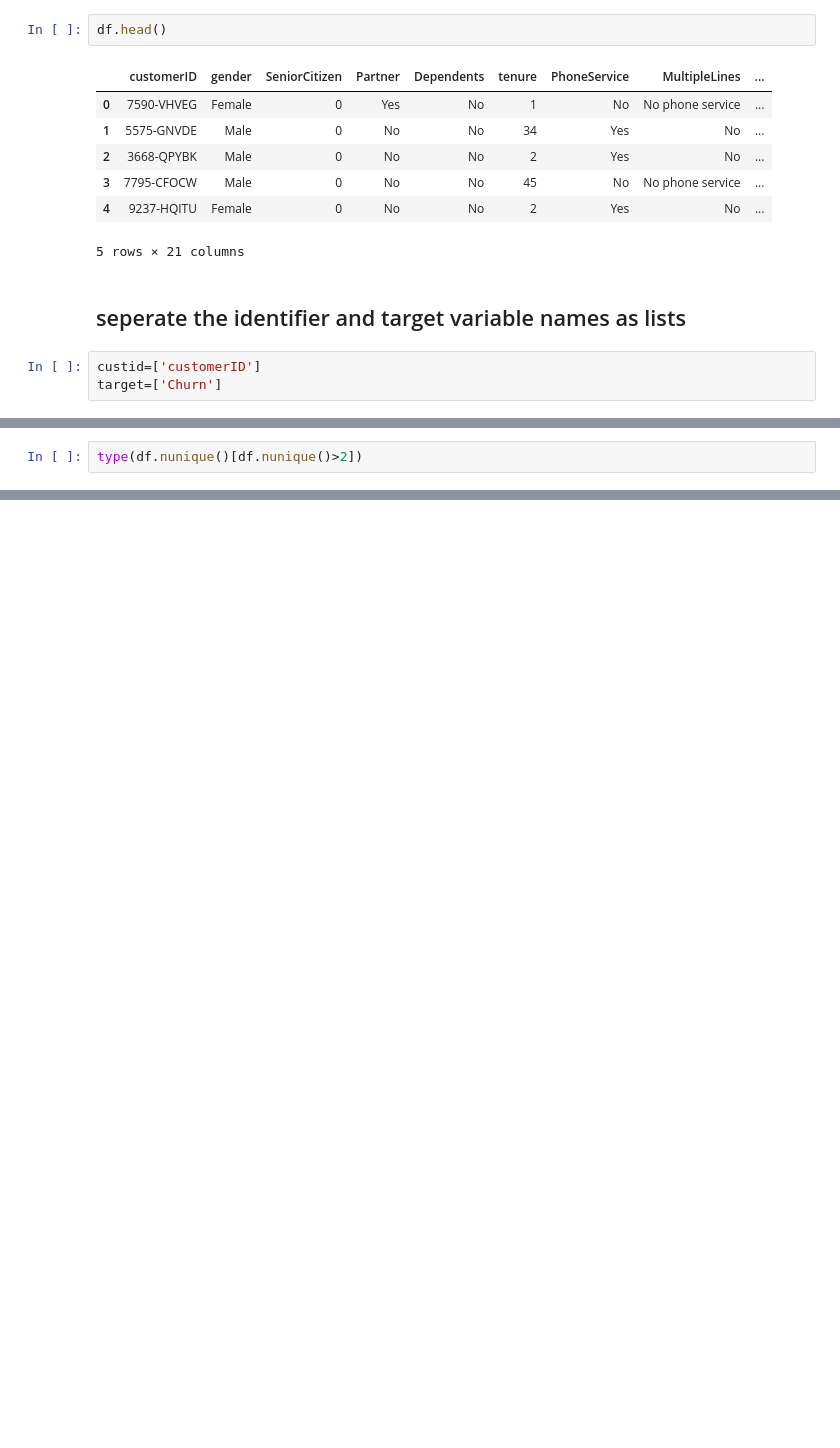
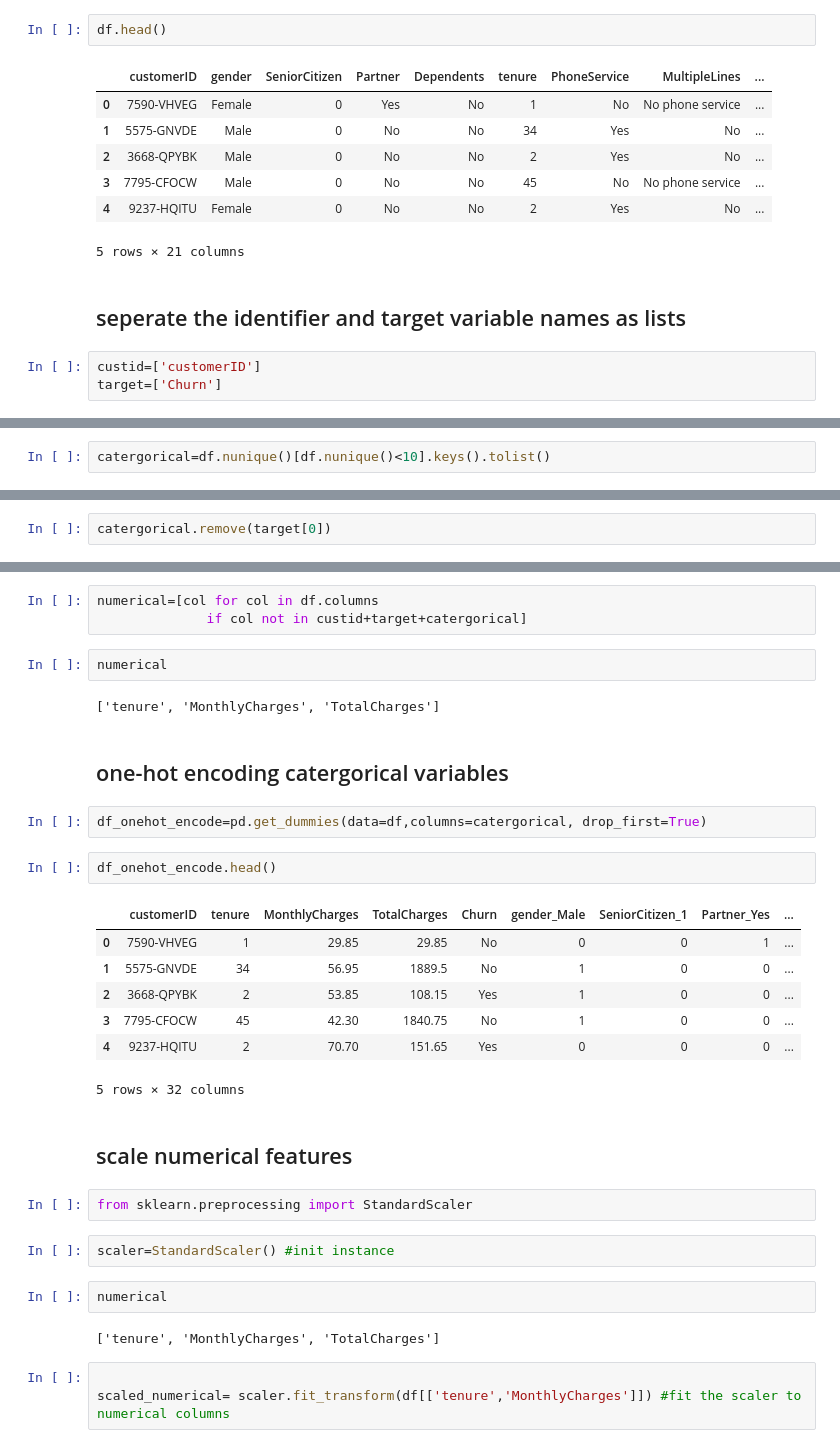
Before and after one commit to cheerchung/local_test, a Jupyter notebook: telcom_client.ipynb, the cells around one changed output, grey strips where cells are left out. Cells and saved outputs as stored; diff of their text form; blank space fills up the shorter version.

```diff
--- a/telcom_client.ipynb
+++ b/telcom_client.ipynb
@@ -44,2 +84,2 @@ dtype: int64
 # %%
-type(df.nunique()[df.nunique()>2])
+catergorical=df.nunique()[df.nunique()<10].keys().tolist()
@@ -59,0 +86,2 @@ df.nunique()[df.nunique()>2].keys().tolist()
+# %%
+catergorical.remove(target[0])
@@ -59,0 +107,34 @@ df.nunique()[df.nunique()>2].keys().tolist()
+# %%
+numerical=[col for col in df.columns
+              if col not in custid+target+catergorical]
+# %%
+numerical
+# %% [output]
+['tenure', 'MonthlyCharges', 'TotalCharges']
+# %% [markdown]
+## one-hot encoding catergorical variables
+# %%
+df_onehot_encode=pd.get_dummies(data=df,columns=catergorical, drop_first=True)
+# %%
+df_onehot_encode.head()
+# %% [output]
+|  | customerID | tenure | MonthlyCharges | TotalCharges | Churn | gender_Male | SeniorCitizen_1 | Partner_Yes | ... |
+| 0 | 7590-VHVEG | 1 | 29.85 | 29.85 | No | 0 | 0 | 1 | ... |
+| 1 | 5575-GNVDE | 34 | 56.95 | 1889.5 | No | 1 | 0 | 0 | ... |
+| 2 | 3668-QPYBK | 2 | 53.85 | 108.15 | Yes | 1 | 0 | 0 | ... |
+| 3 | 7795-CFOCW | 45 | 42.30 | 1840.75 | No | 1 | 0 | 0 | ... |
+| 4 | 9237-HQITU | 2 | 70.70 | 151.65 | Yes | 0 | 0 | 0 | ... |
+5 rows × 32 columns
+# %% [markdown]
+## scale numerical features
+# %%
+from sklearn.preprocessing import StandardScaler
+# %%
+scaler=StandardScaler() #init instance
+# %%
+numerical
+# %% [output]
+['tenure', 'MonthlyCharges', 'TotalCharges']
+# %%
+
+scaled_numerical= scaler.fit_transform(df[['tenure','MonthlyCharges']]) #fit the scaler to numerical columns
```
Also changed, not shown: parts of 20 cells of this notebook.
